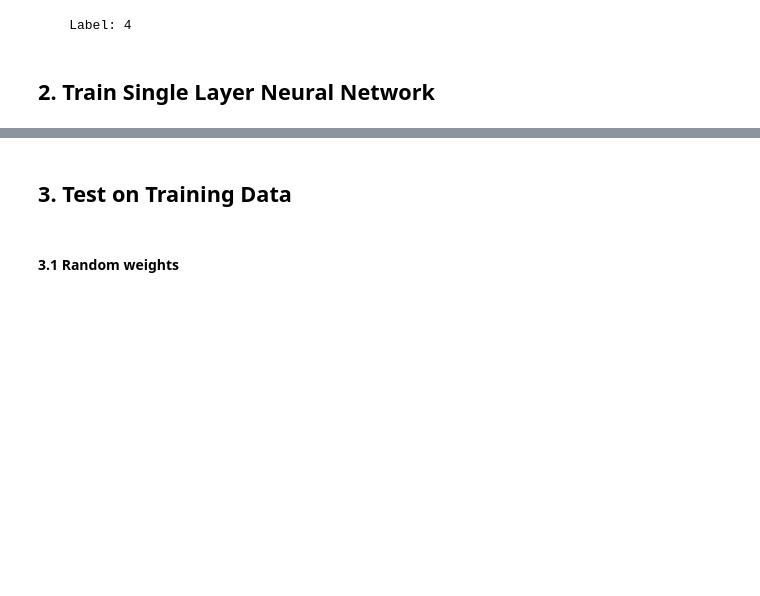
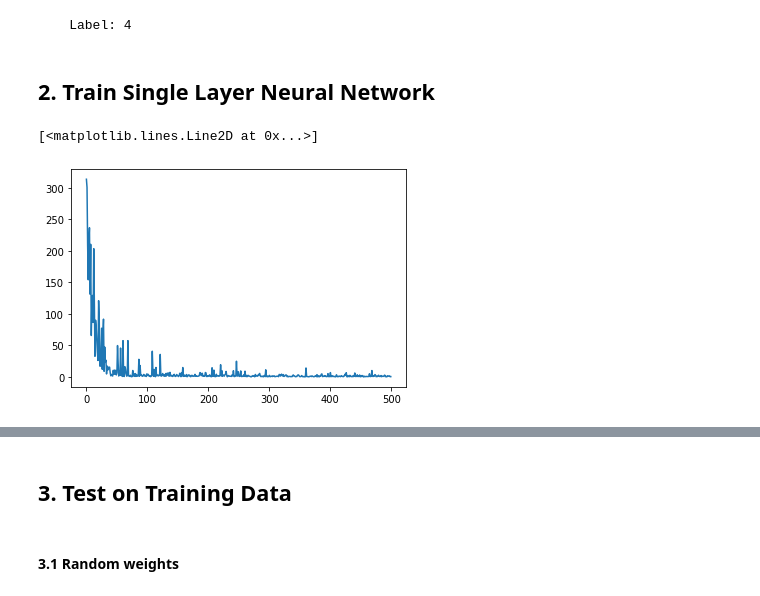
Before and after one commit to liao961120/DL, a Jupyter notebook: mnist.ipynb, the cells around one changed output, grey strips where cells are left out. Saved outputs shown, nothing was run; the diff lists cells and outputs as text; code cells hidden in the pictures; blank space fills up the shorter version.

```diff
--- a/mnist.ipynb
+++ b/mnist.ipynb
@@ -46,25 +46,37 @@ alpha = 0.1
 weights = np.random.rand(784, 10)
 true = labels
 
-for i in range(len(images)):
+total_errors = []
+for j in range(10):
+    for i in range(len(images)):
 
-    # Prepare input, goal
-    input_ = np.array(images[i])
-    input_ = input_ / np.linalg.norm(input_)  # normalize input
-    input_.shape = (1, 784)
+        # Prepare input, goal
+        input_ = np.array(images[i])
+        input_ = input_ / np.linalg.norm(input_)  # normalize input
+        input_.shape = (1, 784)
 
-    true = np.zeros(10)
-    true[labels[i]] = 1
-    true.shape = (1, 10)
+        true = np.zeros(10)
+        true[labels[i]] = 1
+        true.shape = (1, 10)
 
-    # Predict
-    pred = predict(input_, weights)
+        # Predict
+        pred = predict(input_, weights)
 
-    # Compare
-    assert true.shape == pred.shape
-    deltas = pred - true
-    total_error = sum(deltas.dot(deltas.T))
-    delta_weights = (deltas.T.dot(input_)).T
+        # Compare
+        assert true.shape == pred.shape
+        deltas = pred - true
+        total_error = sum(deltas.dot(deltas.T))
+        total_errors.append(total_error[0])  # Record error
+        delta_weights = (deltas.T.dot(input_)).T
 
-    # Update
-    weights = weights - alpha * delta_weights
+        # Update
+        weights = weights - alpha * delta_weights
+# %%
+import matplotlib.pyplot as plt
+
+#total_errors
+steps = [i for i in range(len(total_errors))]
+plt.plot(steps[:500], total_errors[:500])
+# %% [output]
+[<matplotlib.lines.Line2D at 0x...>]
+[figure, added]
```
Also changed, not shown: parts of 5 cells of this notebook.
